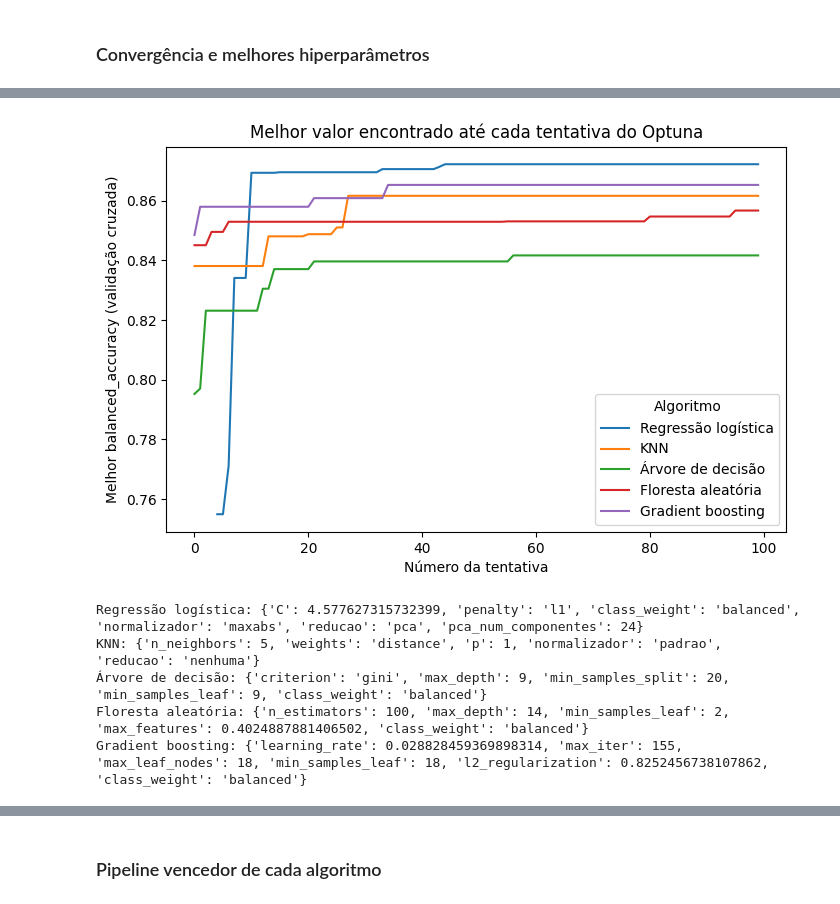
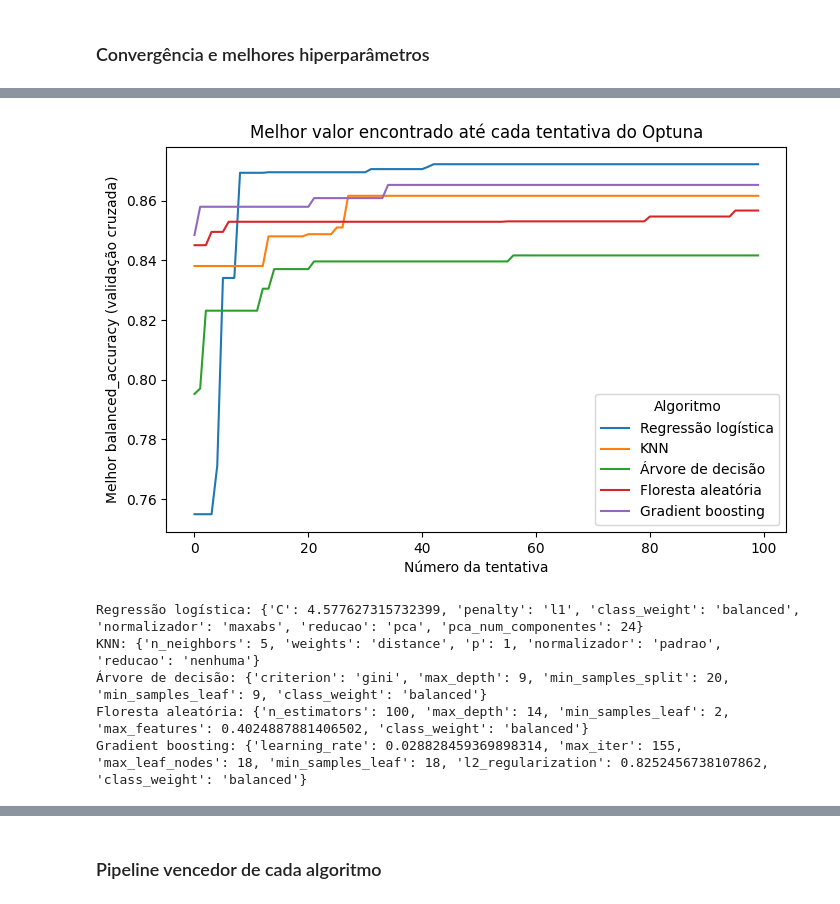
Before and after one commit to buruna087/Tiamat-, a Jupyter notebook: Tiamat.ipynb, the cells around one changed output, grey strips where cells are left out. Cells and saved outputs as stored; diff of their text form; code cells hidden in the pictures.

```diff
--- a/Tiamat.ipynb
+++ b/Tiamat.ipynb
@@ -1141,7 +1126,13 @@ for nome, cria_pipeline in ALGORITMOS.items():
         sampler=optuna.samplers.TPESampler(seed=SEMENTE_ALEATORIA),
     )
 
-    tentativas_restantes = NUM_TENTATIVAS - len(estudo.trials)
+    # Conta só os trials que terminaram com sucesso (os FAIL não valem como tentativa)
+    numero_trials_completos = 0
+    for trial in estudo.trials:
+        if trial.state == TrialState.COMPLETE:
+            numero_trials_completos = numero_trials_completos + 1
+
+    tentativas_restantes = NUM_TENTATIVAS - numero_trials_completos
     if tentativas_restantes > 0:
         estudo.optimize(partial(funcao_objetivo, cria_pipeline=cria_pipeline), n_trials=tentativas_restantes)
 
@@ -1160,19 +1153,21 @@ No gráfico abaixo, o eixo y mostra o melhor balanced accuracy encontrada até a
 # %%
 fig, eixo = plt.subplots(figsize=(8, 5))
 for nome, estudo in estudos.items():
-    valores = estudo.trials_dataframe()["value"]
+    tabela_trials = estudo.trials_dataframe()
+    tabela_trials = tabela_trials[tabela_trials["state"] == "COMPLETE"]
+    valores = tabela_trials["value"]
     eixo.plot(valores.cummax().values, label=nome)
 
 eixo.set_title("Melhor valor encontrado até cada tentativa do Optuna")
 eixo.set_xlabel("Número da tentativa")
 eixo.set_ylabel(f"Melhor {METRICA} (validação cruzada)")
 eixo.legend(title="Algoritmo")
 plt.show()
 
 for nome, estudo in estudos.items():
     print(f"{nome}: {estudo.best_params}")
 # %% [output]
-[figure, old version]
+[figure, new version]
 Regressão logística: {'C': 4.577627315732399, 'penalty': 'l1', 'class_weight': 'balanced', 'normalizador': 'maxabs', 'reducao': 'pca', 'pca_num_componentes': 24}
 KNN: {'n_neighbors': 5, 'weights': 'distance', 'p': 1, 'normalizador': 'padrao', 'reducao': 'nenhuma'}
 Árvore de decisão: {'criterion': 'gini', 'max_depth': 9, 'min_samples_split': 20, 'min_samples_leaf': 9, 'class_weight': 'balanced'}
```
Also changed, not shown: parts of 42 cells of this notebook, 1 other file.
